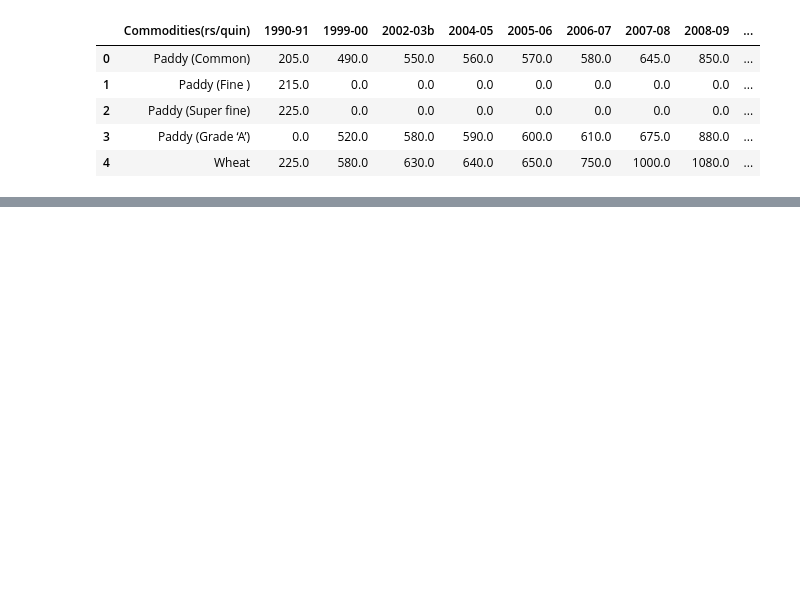
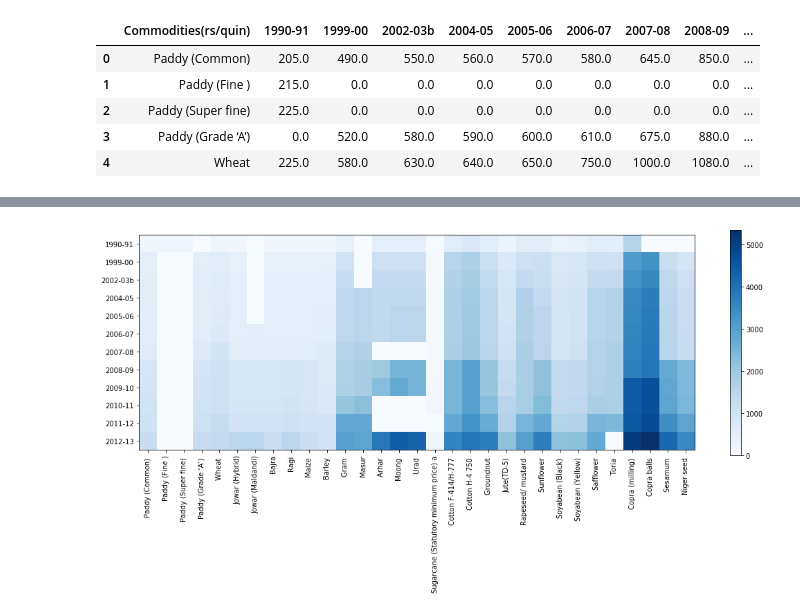
Before and after one commit to nitinvbharti/Agriculture_Analysis, a Jupyter notebook: Agro_analysis.ipynb, the cells around one changed output, grey strips where cells are left out. Drawn from its saved outputs; the diff is of its cells as text; code cells hidden in the pictures; blank space fills up the shorter version.

Commit message:
Update Agro_analysis.ipynb
Added some information plots to the python file

```diff
--- a/Agro_analysis.ipynb
+++ b/Agro_analysis.ipynb
@@ -69,3 +82,16 @@ culti_cost.iloc[0:5,:]
 | 2 | Paddy | Punjab | 25154.75 | 29031.73 | 30793.25 | ... |
 | 3 | Paddy | Uttar Pradesh | 17022.00 | 21336.61 | 21281.30 | ... |
 | 4 | Paddy | West Bengal | 24731.06 | 28101.85 | 32872.72 | ... |
+# %%
+mat1 = np.matrix(crop_price.values[:,1:],dtype='float')
+fig = plt.figure(num=2,figsize=(18,6))
+ax = fig.add_subplot(1,1,1)
+plt.imshow(mat1.T, cmap='Blues')
+ax.set_yticks(np.arange(len(crop_price.columns[1:])))
+ax.set_xticks(np.arange(len(crop_price.iloc[:,0])))
+ax.set_yticklabels(crop_price.columns[1:])
+ax.set_xticklabels(crop_price.iloc[:,0],rotation='vertical')
+plt.colorbar()
+plt.show()
+# %% [output]
+[figure, added]
```
Also changed, not shown: parts of 9 cells of this notebook.
